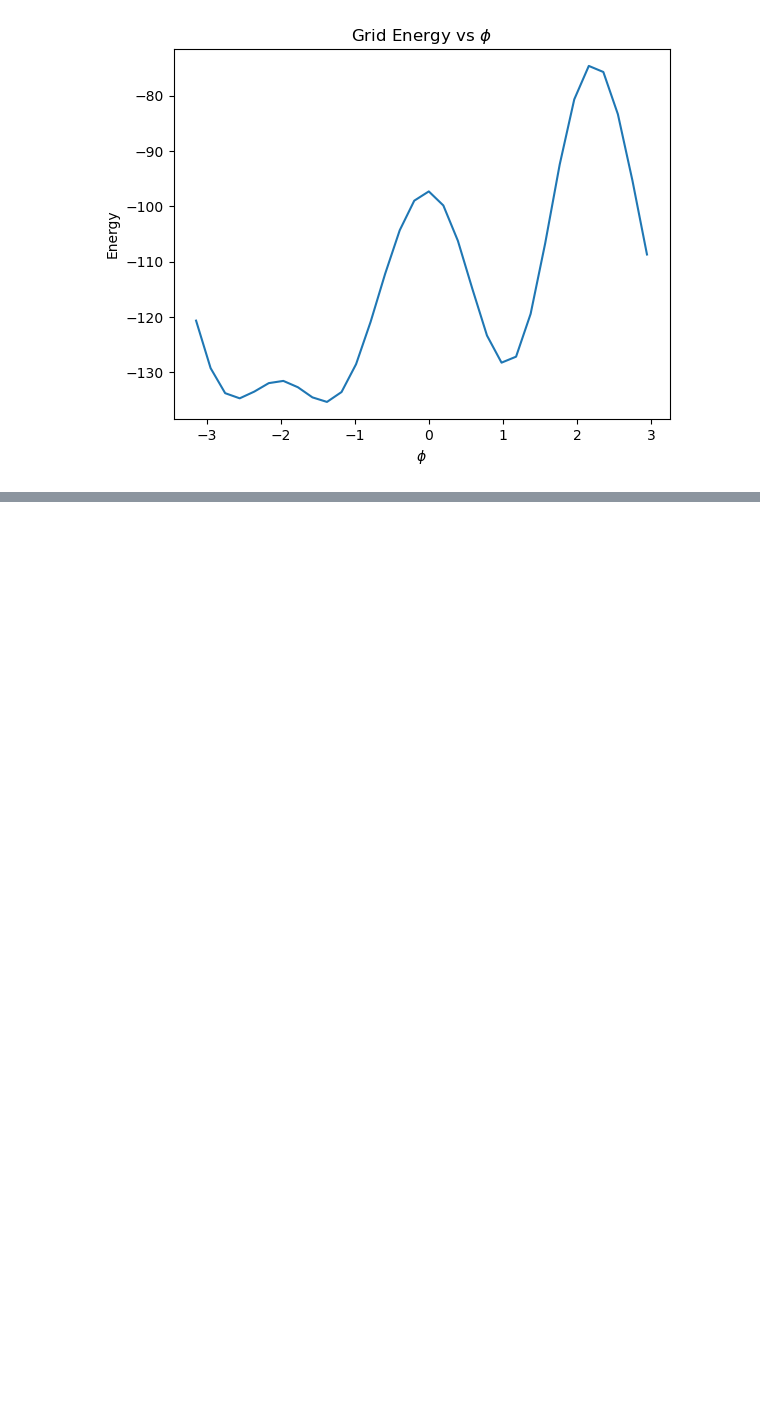
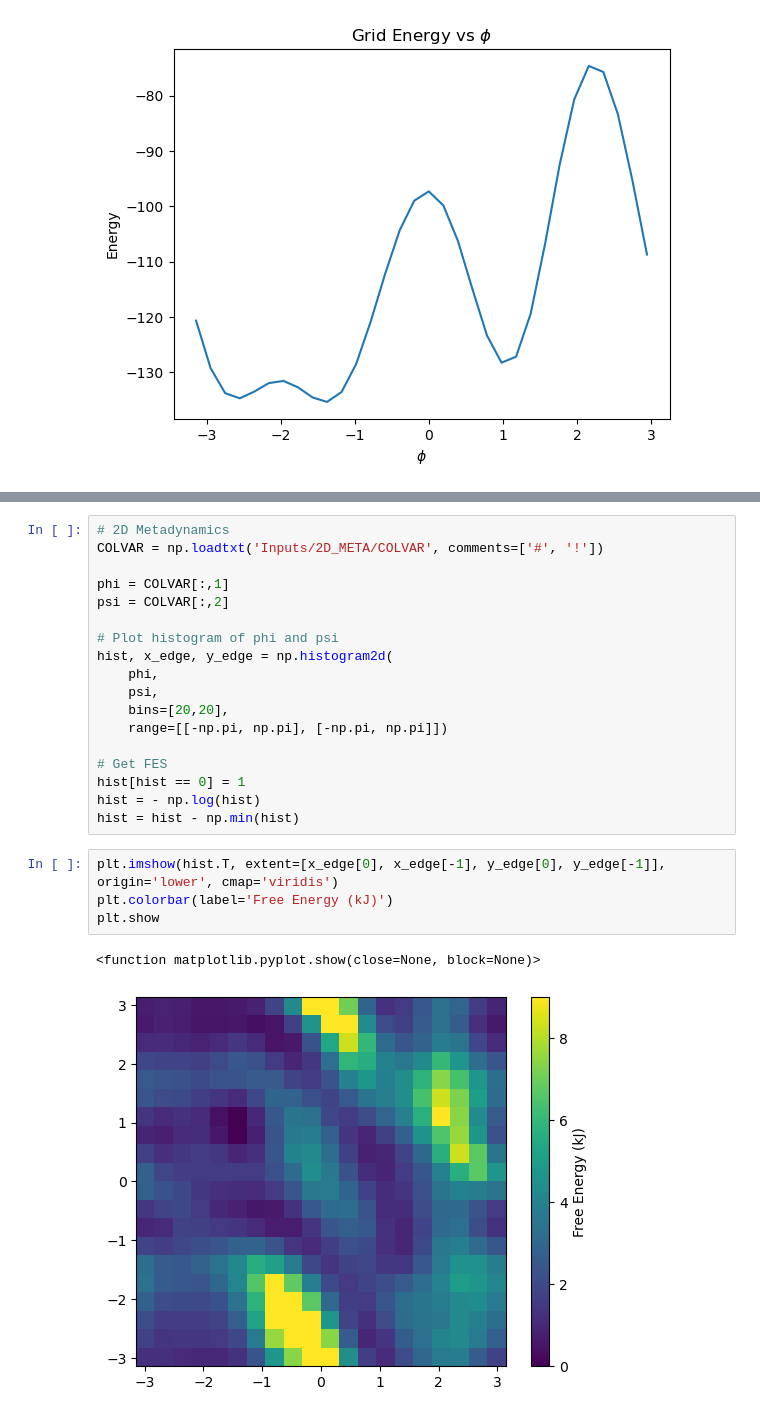
Before and after one commit to thomas-egg/comp-lab-class, a Jupyter notebook: Week6/PLUMED_MC_analysis.ipynb, the cells around one changed output, grey strips where cells are left out. Saved outputs shown, nothing was run; the diff lists cells and outputs as text; blank space fills up the shorter version.

```diff
--- a/Week6/PLUMED_MC_analysis.ipynb
+++ b/Week6/PLUMED_MC_analysis.ipynb
@@ -122,0 +156,25 @@ plt.show()
+# %%
+# 2D Metadynamics
+COLVAR = np.loadtxt('Inputs/2D_META/COLVAR', comments=['#', '!'])
+
+phi = COLVAR[:,1]
+psi = COLVAR[:,2]
+
+# Plot histogram of phi and psi
+hist, x_edge, y_edge = np.histogram2d(
+    phi,
+    psi,
+    bins=[20,20],
+    range=[[-np.pi, np.pi], [-np.pi, np.pi]])
+
+# Get FES
+hist[hist == 0] = 1
+hist = - np.log(hist)
+hist = hist - np.min(hist)
+# %%
+plt.imshow(hist.T, extent=[x_edge[0], x_edge[-1], y_edge[0], y_edge[-1]], origin='lower', cmap='viridis')
+plt.colorbar(label='Free Energy (kJ)')
+plt.show
+# %% [output]
+<function matplotlib.pyplot.show(close=None, block=None)>
+[figure, added]
```
Also changed, not shown: parts of 6 cells of this notebook, 17 other files.
